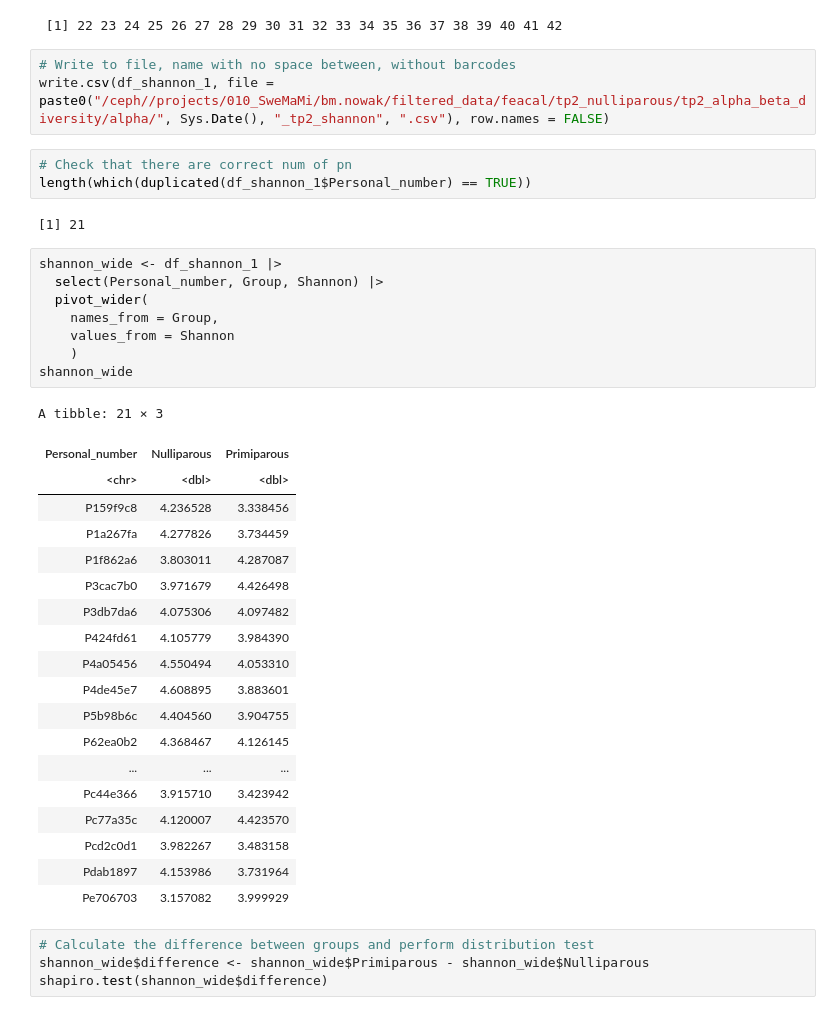
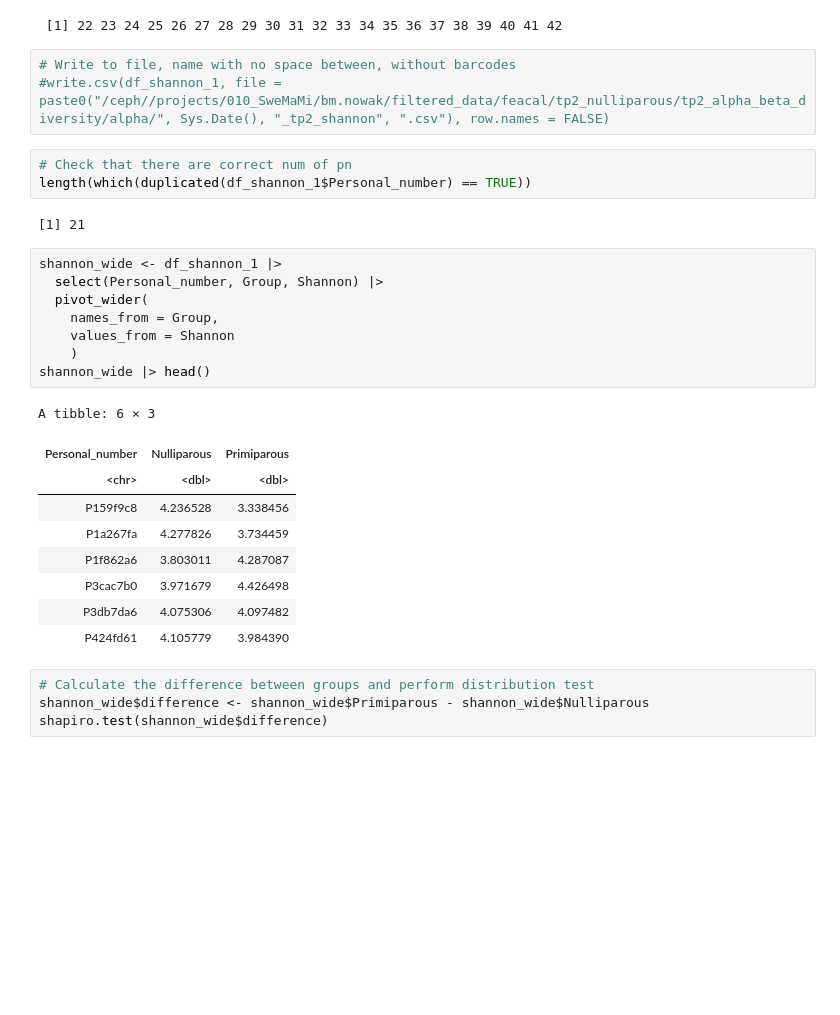
Before and after one commit to bm-nowak/Consecutive_pregnancy_project, a Jupyter notebook: alpha_diversity_tp2.ipynb, the cells around one changed output. Drawn from its saved outputs; the diff is of its cells as text; blank space fills up the shorter version.

```diff
--- a/alpha_diversity_tp2.ipynb
+++ b/alpha_diversity_tp2.ipynb
@@ -311,7 +301,7 @@ which(duplicated(df_shannon_1$Personal_number) == TRUE)
  [1] 22 23 24 25 26 27 28 29 30 31 32 33 34 35 36 37 38 39 40 41 42
 # %%
 # Write to file, name with no space between, without barcodes
-write.csv(df_shannon_1, file = paste0("/ceph//projects/010_SweMaMi/bm.nowak/filtered_data/feacal/tp2_nulliparous/tp2_alpha_beta_diversity/alpha/", Sys.Date(), "_tp2_shannon", ".csv"), row.names = FALSE)
+#write.csv(df_shannon_1, file = paste0("/ceph//projects/010_SweMaMi/bm.nowak/filtered_data/feacal/tp2_nulliparous/tp2_alpha_beta_diversity/alpha/", Sys.Date(), "_tp2_shannon", ".csv"), row.names = FALSE)
 # %%
 # Check that there are correct num of pn
 length(which(duplicated(df_shannon_1$Personal_number) == TRUE))
@@ -320,31 +310,21 @@ length(which(duplicated(df_shannon_1$Personal_number) == TRUE))
 # %%
 shannon_wide <- df_shannon_1 |>
   select(Personal_number, Group, Shannon) |>
   pivot_wider(
     names_from = Group,
     values_from = Shannon
     )
-shannon_wide
+shannon_wide |> head()
 # %% [output]
-A tibble: 21 × 3
+A tibble: 6 × 3
 | Personal_number | Nulliparous | Primiparous |
 | <chr> | <dbl> | <dbl> |
 | P159f9c8 | 4.236528 | 3.338456 |
 | P1a267fa | 4.277826 | 3.734459 |
 | P1f862a6 | 3.803011 | 4.287087 |
 | P3cac7b0 | 3.971679 | 4.426498 |
 | P3db7da6 | 4.075306 | 4.097482 |
 | P424fd61 | 4.105779 | 3.984390 |
-| P4a05456 | 4.550494 | 4.053310 |
-| P4de45e7 | 4.608895 | 3.883601 |
-| P5b98b6c | 4.404560 | 3.904755 |
-| P62ea0b2 | 4.368467 | 4.126145 |
-| ... | ... | ... |
-| Pc44e366 | 3.915710 | 3.423942 |
-| Pc77a35c | 4.120007 | 4.423570 |
-| Pcd2c0d1 | 3.982267 | 3.483158 |
-| Pdab1897 | 4.153986 | 3.731964 |
-| Pe706703 | 3.157082 | 3.999929 |
 # %%
 # Calculate the difference between groups and perform distribution test
 shannon_wide$difference <- shannon_wide$Primiparous - shannon_wide$Nulliparous
```
Also changed, not shown: parts of 6 cells of this notebook, 30 other files.
